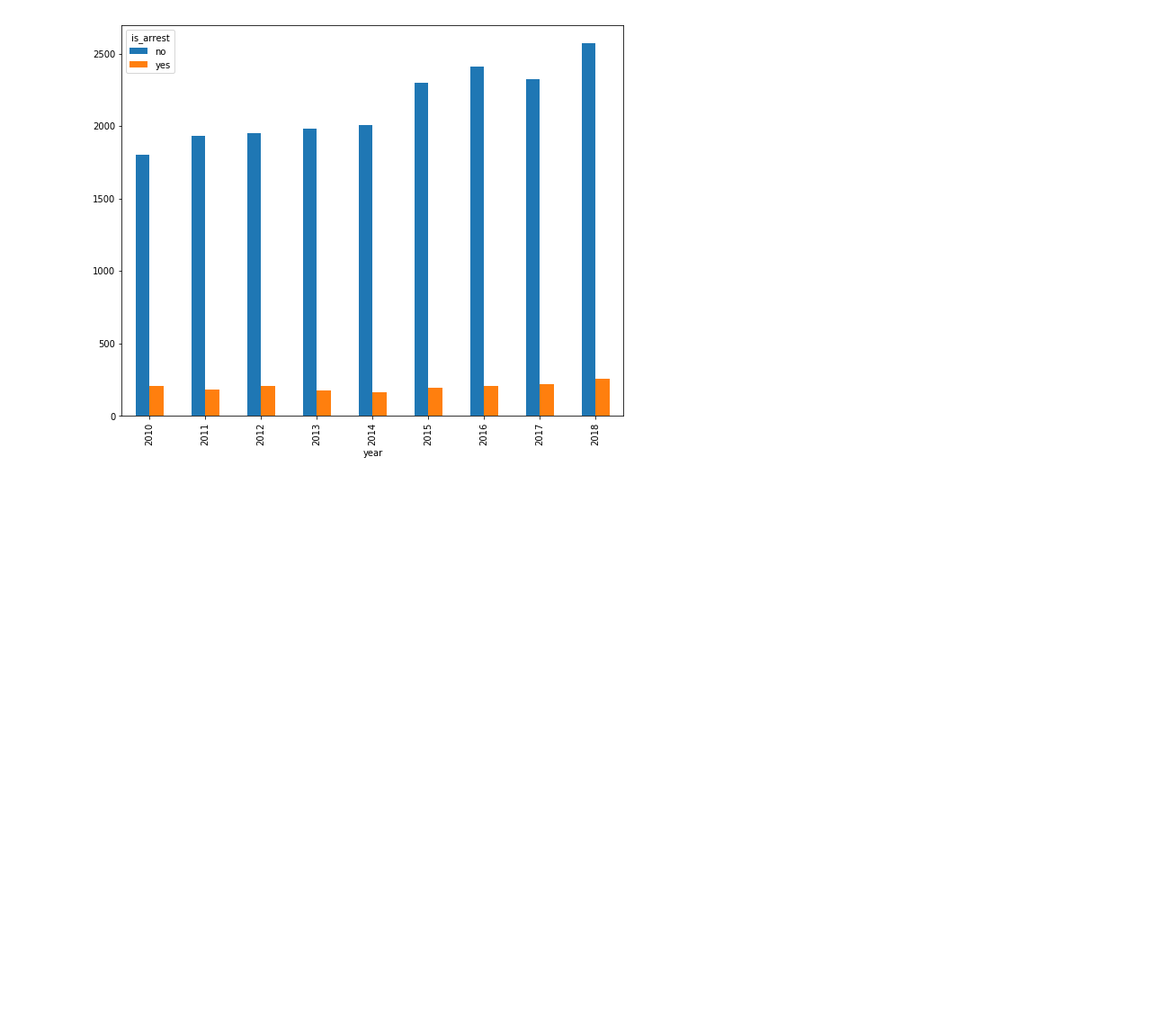
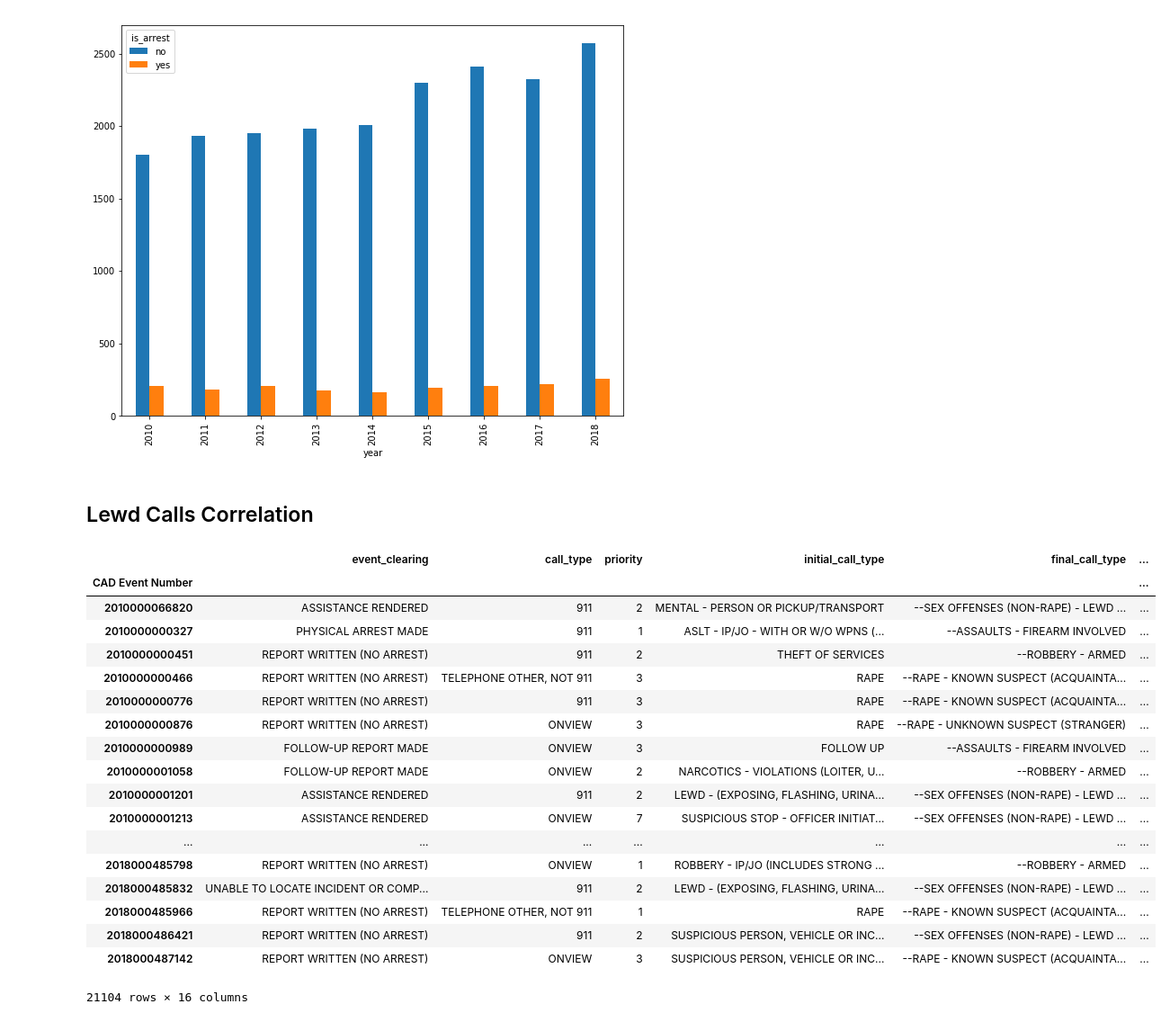
Before and after one commit to teacupwoozy/spd_notebook_archive, a Jupyter notebook: spd_notebook/2010-2018_sexcrimes_violentcrimes_percentages.ipynb, the cells around one changed output. Shown: that part at 90% size. Drawn from its saved outputs; the diff is of its cells as text; code cells hidden in the pictures; blank space fills up the shorter version.

```diff
--- a/spd_notebook/2010-2018_sexcrimes_violentcrimes_percentages.ipynb
+++ b/spd_notebook/2010-2018_sexcrimes_violentcrimes_percentages.ipynb
@@ -439,3 +435,27 @@ data.groupby('is_arrest').year.value_counts().unstack(0).plot.bar(stacked=False,
 <matplotlib.axes._subplots.AxesSubplot at 0x...>
 [figure]
 [figure]
+# %% [markdown]
+## Lewd Calls Correlation
+# %%
+data
+# %% [output]
+|  | event_clearing | call_type | priority | initial_call_type | final_call_type | ... |
+| CAD Event Number |  |  |  |  |  | ... |
+| 2010000066820 | ASSISTANCE RENDERED | 911 | 2 | MENTAL - PERSON OR PICKUP/TRANSPORT | --SEX OFFENSES (NON-RAPE) - LEWD ... | ... |
+| 2010000000327 | PHYSICAL ARREST MADE | 911 | 1 | ASLT - IP/JO - WITH OR W/O WPNS (... | --ASSAULTS - FIREARM INVOLVED | ... |
+| 2010000000451 | REPORT WRITTEN (NO ARREST) | 911 | 2 | THEFT OF SERVICES | --ROBBERY - ARMED | ... |
+| 2010000000466 | REPORT WRITTEN (NO ARREST) | TELEPHONE OTHER, NOT 911 | 3 | RAPE | --RAPE - KNOWN SUSPECT (ACQUAINTA... | ... |
+| 2010000000776 | REPORT WRITTEN (NO ARREST) | 911 | 3 | RAPE | --RAPE - KNOWN SUSPECT (ACQUAINTA... | ... |
+| 2010000000876 | REPORT WRITTEN (NO ARREST) | ONVIEW | 3 | RAPE | --RAPE - UNKNOWN SUSPECT (STRANGER) | ... |
+| 2010000000989 | FOLLOW-UP REPORT MADE | ONVIEW | 3 | FOLLOW UP | --ASSAULTS - FIREARM INVOLVED | ... |
+| 2010000001058 | FOLLOW-UP REPORT MADE | ONVIEW | 2 | NARCOTICS - VIOLATIONS (LOITER, U... | --ROBBERY - ARMED | ... |
+| 2010000001201 | ASSISTANCE RENDERED | 911 | 2 | LEWD - (EXPOSING, FLASHING, URINA... | --SEX OFFENSES (NON-RAPE) - LEWD ... | ... |
+| 2010000001213 | ASSISTANCE RENDERED | ONVIEW | 7 | SUSPICIOUS STOP - OFFICER INITIAT... | --SEX OFFENSES (NON-RAPE) - LEWD ... | ... |
+| ... | ... | ... | ... | ... | ... | ... |
+| 2018000485798 | REPORT WRITTEN (NO ARREST) | ONVIEW | 1 | ROBBERY - IP/JO (INCLUDES STRONG ... | --ROBBERY - ARMED | ... |
+| 2018000485832 | UNABLE TO LOCATE INCIDENT OR COMP... | 911 | 2 | LEWD - (EXPOSING, FLASHING, URINA... | --SEX OFFENSES (NON-RAPE) - LEWD ... | ... |
+| 2018000485966 | REPORT WRITTEN (NO ARREST) | TELEPHONE OTHER, NOT 911 | 1 | RAPE | --RAPE - KNOWN SUSPECT (ACQUAINTA... | ... |
+| 2018000486421 | REPORT WRITTEN (NO ARREST) | 911 | 2 | SUSPICIOUS PERSON, VEHICLE OR INC... | --SEX OFFENSES (NON-RAPE) - LEWD ... | ... |
+| 2018000487142 | REPORT WRITTEN (NO ARREST) | ONVIEW | 3 | SUSPICIOUS PERSON, VEHICLE OR INC... | --RAPE - KNOWN SUSPECT (ACQUAINTA... | ... |
+21104 rows × 16 columns
```
Also changed, not shown: parts of 9 cells of this notebook.
